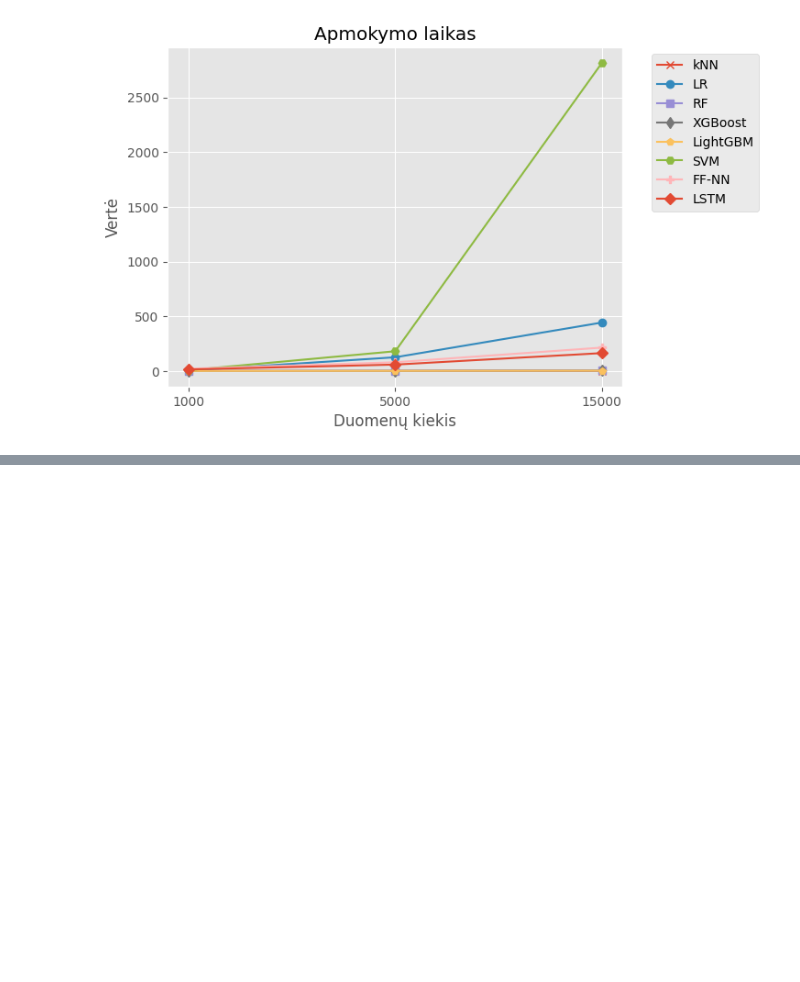
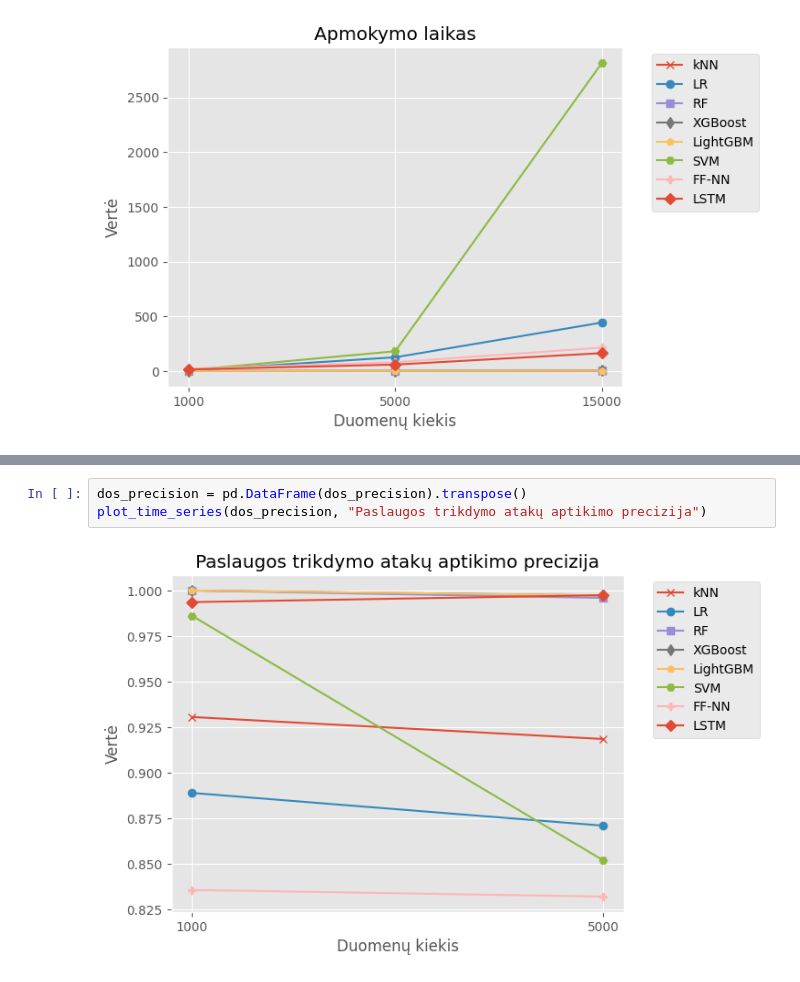
Before and after one commit to KostasEreksonas/Magistrinis, a Jupyter notebook: Time_series.ipynb, the cells around one changed output, grey strips where cells are left out. Drawn from its saved outputs; the diff is of its cells as text; blank space fills up the shorter version.

```diff
--- a/Time_series.ipynb
+++ b/Time_series.ipynb
@@ -209,0 +309,5 @@ plot_time_series(time, "Apmokymo laikas")
+# %%
+dos_precision = pd.DataFrame(dos_precision).transpose()
+plot_time_series(dos_precision, "Paslaugos trikdymo atakų aptikimo precizija")
+# %% [output]
+[figure, added]
```
Also changed, not shown: parts of 24 cells of this notebook, 15 other files.
